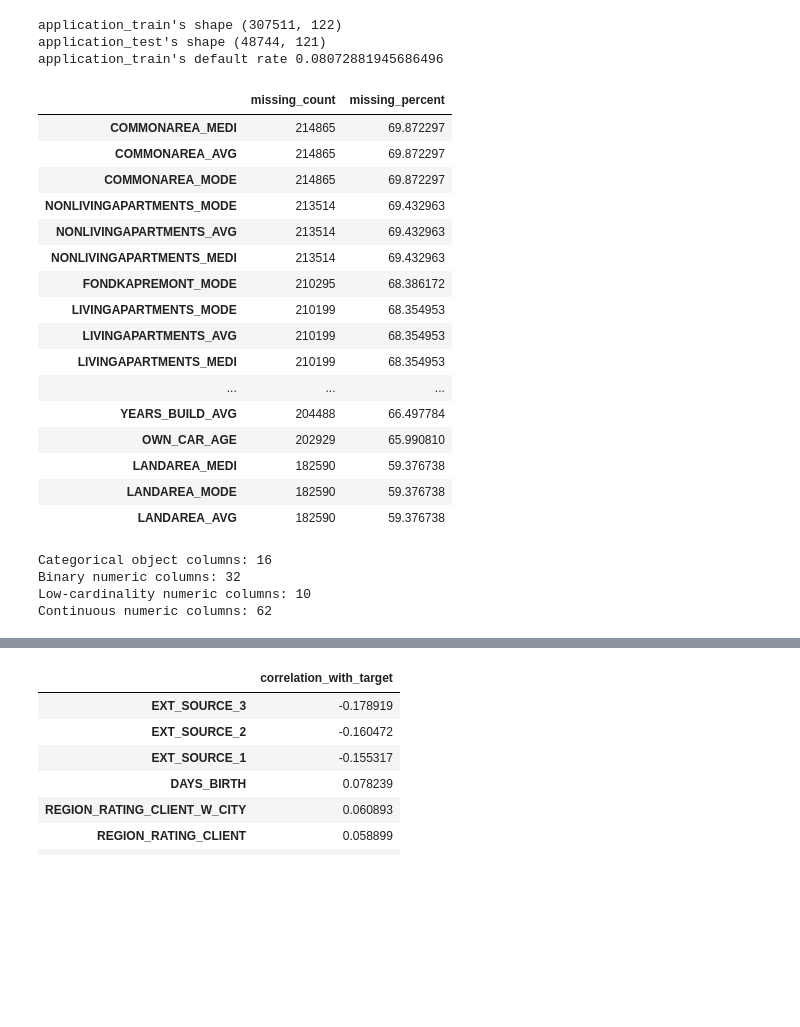
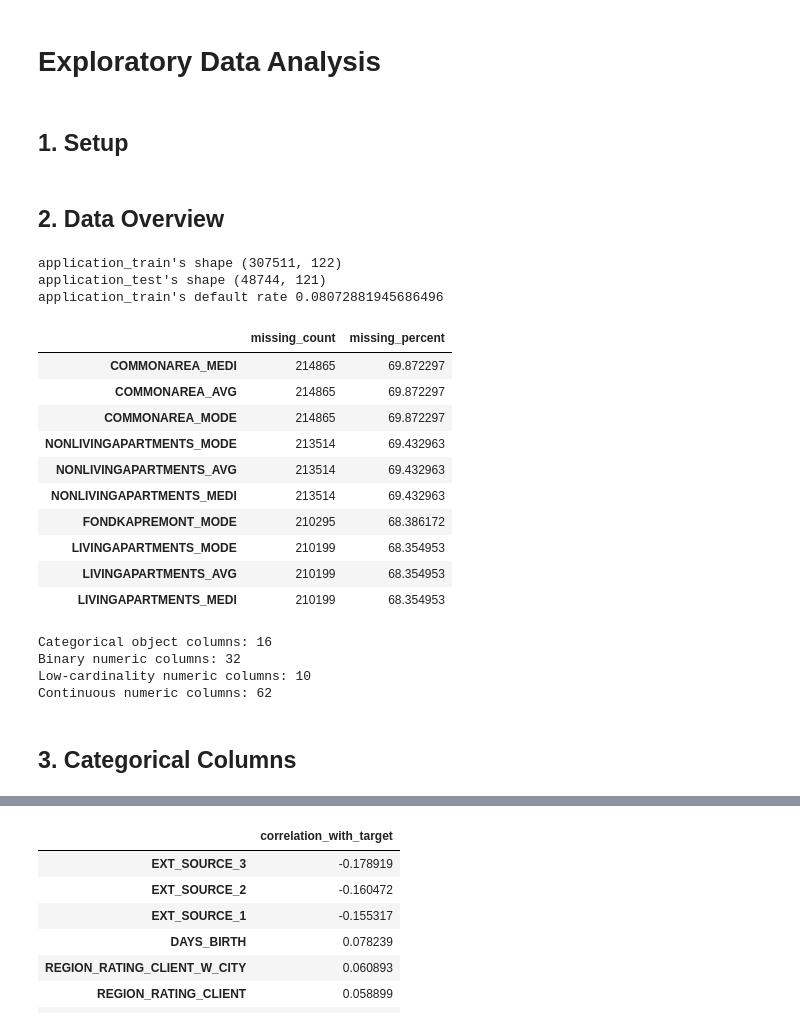
Before and after one commit to RY60XZ/home_credit, a Jupyter notebook: notebook/eda.ipynb, the cells around one changed output, grey strips where cells are left out. Drawn from its saved outputs; the diff is of its cells as text; code cells hidden in the pictures; blank space fills up the shorter version.

```diff
--- a/notebook/eda.ipynb
+++ b/notebook/eda.ipynb
@@ -1,3 +1,7 @@
+# %% [markdown]
+# Exploratory Data Analysis
+# %% [markdown]
+## 1. Setup
 # %%
 import pandas as pd
 import matplotlib.pyplot as plt
@@ -17,6 +21,8 @@ RAW_DATA_PATH.mkdir(parents=True, exist_ok=True)
 PROCESSED_DATA_PATH.mkdir(parents=True, exist_ok=True)
 application_train = pd.read_csv(RAW_DATA_PATH / "application_train.csv")
 application_test = pd.read_csv(RAW_DATA_PATH / "application_test.csv")
+# %% [markdown]
+## 2. Data Overview
 # %%
 print(f"application_train's shape {application_train.shape}")
 print(f"application_test's shape {application_test.shape}")
@@ -32,7 +38,7 @@ missing_summary = missing_summary.sort_values(
     ascending=False
 )
 
-display(missing_summary.head(20))
+display(missing_summary.head(10))
 
 target_col = "TARGET"
 id_cols = ["SK_ID_CURR"]
@@ -49,43 +55,39 @@ binary_cols = [
 
 low_cardinality_numeric_cols = [
     c for c in numeric_cols
     if 2 < application_train[c].dropna().nunique() <= 20
 ]
 
 continuous_cols = [
     c for c in numeric_cols
     if c not in binary_cols + low_cardinality_numeric_cols
 ]
 
 print("Categorical object columns:", len(categorical_cols))
 print("Binary numeric columns:", len(binary_cols))
 print("Low-cardinality numeric columns:", len(low_cardinality_numeric_cols))
 print("Continuous numeric columns:", len(continuous_cols))
 # %% [output]
 application_train's shape (307511, 122)
 application_test's shape (48744, 121)
 application_train's default rate 0.08072881945686496
 |  | missing_count | missing_percent |
 | COMMONAREA_MEDI | 214865 | 69.872297 |
 | COMMONAREA_AVG | 214865 | 69.872297 |
 | COMMONAREA_MODE | 214865 | 69.872297 |
 | NONLIVINGAPARTMENTS_MODE | 213514 | 69.432963 |
 | NONLIVINGAPARTMENTS_AVG | 213514 | 69.432963 |
 | NONLIVINGAPARTMENTS_MEDI | 213514 | 69.432963 |
 | FONDKAPREMONT_MODE | 210295 | 68.386172 |
 | LIVINGAPARTMENTS_MODE | 210199 | 68.354953 |
 | LIVINGAPARTMENTS_AVG | 210199 | 68.354953 |
 | LIVINGAPARTMENTS_MEDI | 210199 | 68.354953 |
-| ... | ... | ... |
-| YEARS_BUILD_AVG | 204488 | 66.497784 |
-| OWN_CAR_AGE | 202929 | 65.990810 |
-| LANDAREA_MEDI | 182590 | 59.376738 |
-| LANDAREA_MODE | 182590 | 59.376738 |
-| LANDAREA_AVG | 182590 | 59.376738 |
 Categorical object columns: 16
 Binary numeric columns: 32
 Low-cardinality numeric columns: 10
 Continuous numeric columns: 62
+# %% [markdown]
+## 3. Categorical Columns
 # %%
 important_categorical_cols = [
     "NAME_CONTRACT_TYPE",
```
Also changed, not shown: parts of 4 cells of this notebook.
